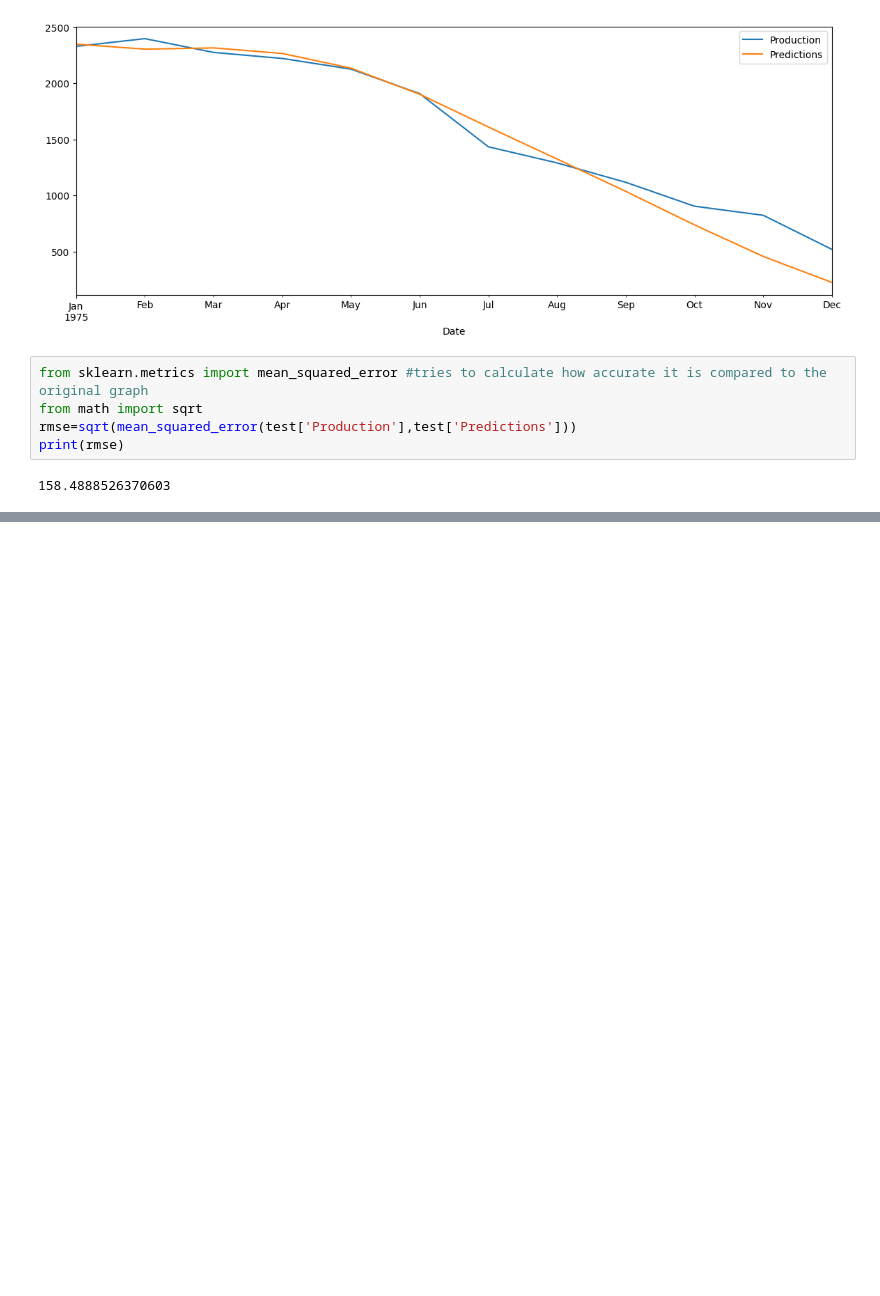
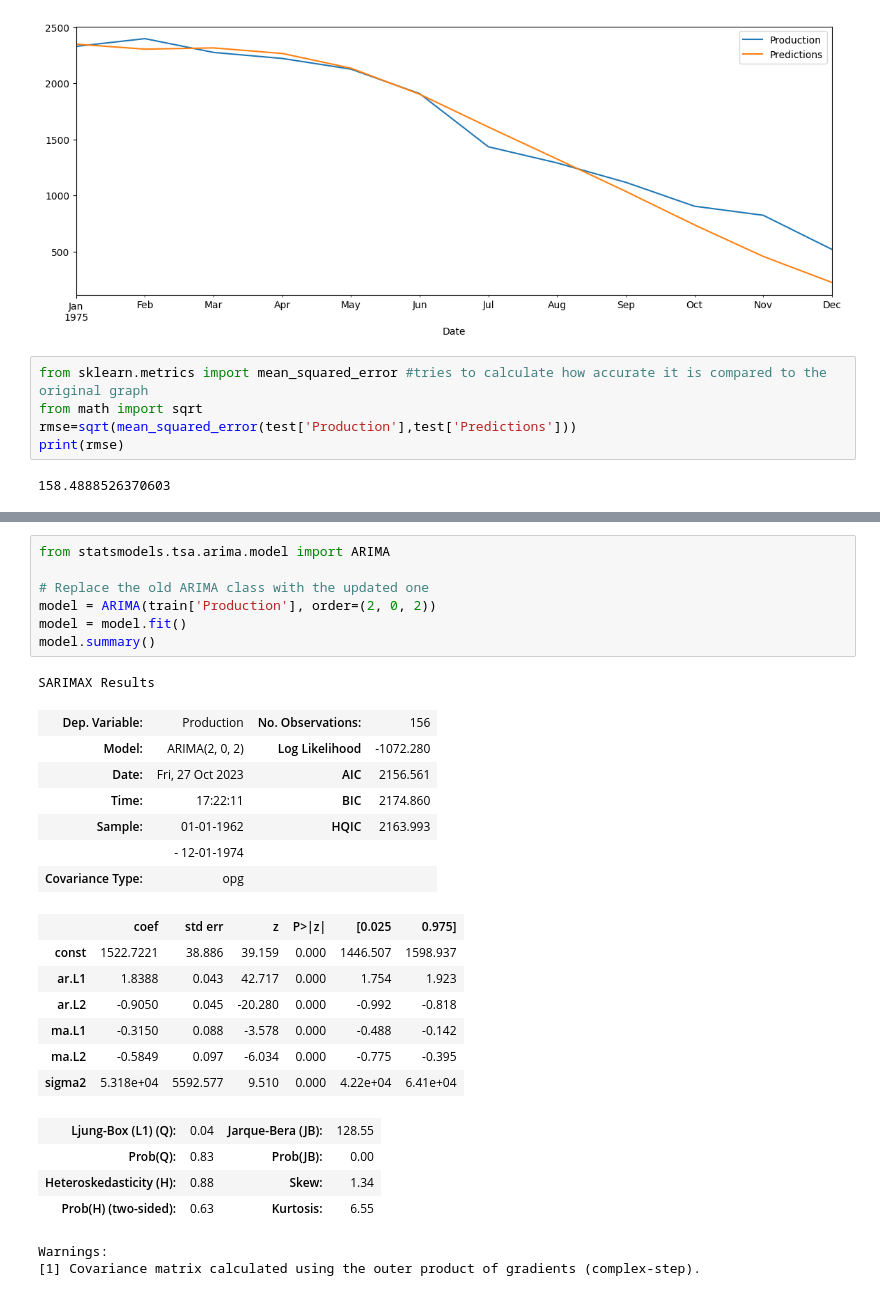
Before and after one commit to h4wks123/Time-Series-Forecasting-LSTM, a Jupyter notebook: RNN_Youtube.ipynb, the cells around one changed output, grey strips where cells are left out. Drawn from its saved outputs; the diff is of its cells as text; blank space fills up the shorter version.

```diff
--- a/RNN_Youtube.ipynb
+++ b/RNN_Youtube.ipynb
@@ -252,0 +331,29 @@ df
+# %%
+from statsmodels.tsa.arima.model import ARIMA
+
+# Replace the old ARIMA class with the updated one
+model = ARIMA(train['Production'], order=(2, 0, 2))
+model = model.fit()
+model.summary()
+# %% [output]
+SARIMAX Results
+| Dep. Variable: | Production | No. Observations: | 156 |
+| Model: | ARIMA(2, 0, 2) | Log Likelihood | -1072.280 |
+| Date: | Fri, 27 Oct 2023 | AIC | 2156.561 |
+| Time: | 17:22:11 | BIC | 2174.860 |
+| Sample: | 01-01-1962 | HQIC | 2163.993 |
+|  | - 12-01-1974 |  |  |
+| Covariance Type: | opg |  |  |
+|  | coef | std err | z | P>|z| | [0.025 | 0.975] |
+| const | 1522.7221 | 38.886 | 39.159 | 0.000 | 1446.507 | 1598.937 |
+| ar.L1 | 1.8388 | 0.043 | 42.717 | 0.000 | 1.754 | 1.923 |
+| ar.L2 | -0.9050 | 0.045 | -20.280 | 0.000 | -0.992 | -0.818 |
+| ma.L1 | -0.3150 | 0.088 | -3.578 | 0.000 | -0.488 | -0.142 |
+| ma.L2 | -0.5849 | 0.097 | -6.034 | 0.000 | -0.775 | -0.395 |
+| sigma2 | 5.318e+04 | 5592.577 | 9.510 | 0.000 | 4.22e+04 | 6.41e+04 |
+| Ljung-Box (L1) (Q): | 0.04 | Jarque-Bera (JB): | 128.55 |
+| Prob(Q): | 0.83 | Prob(JB): | 0.00 |
+| Heteroskedasticity (H): | 0.88 | Skew: | 1.34 |
+| Prob(H) (two-sided): | 0.63 | Kurtosis: | 6.55 |
+Warnings:
+[1] Covariance matrix calculated using the outer product of gradients (complex-step).
```
Also changed, not shown: parts of 7 cells of this notebook.
